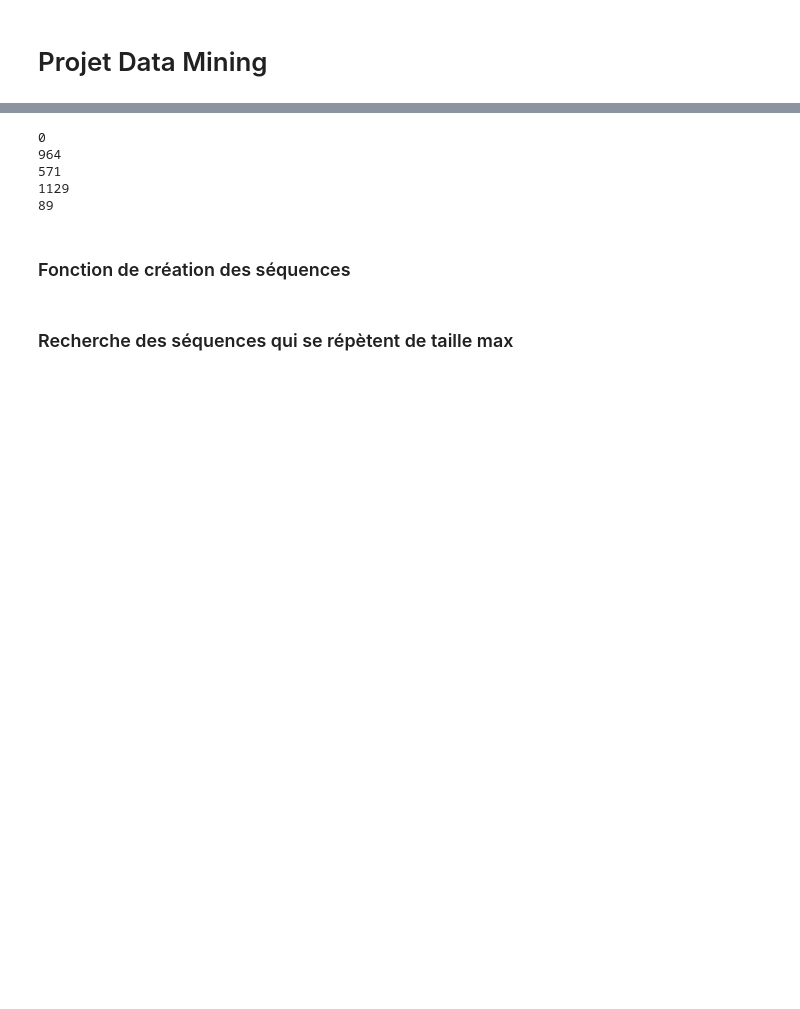
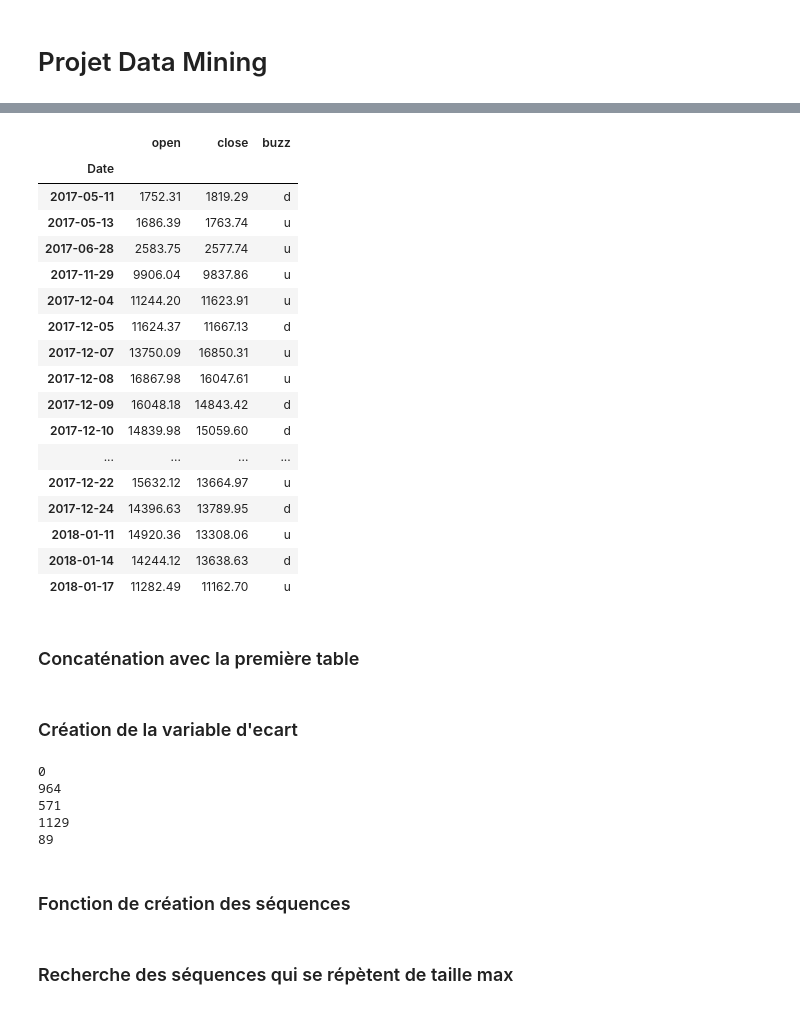
Before and after one commit to abdel-rahmen/crypto_learning, a Jupyter notebook: Projet DM.ipynb, the cells around one changed output, grey strips where cells are left out. Drawn from its saved outputs; the diff is of its cells as text; code cells hidden in the pictures; blank space fills up the shorter version.

```diff
--- a/Projet DM.ipynb
+++ b/Projet DM.ipynb
@@ -48,0 +69,4 @@ Max time = 2751 days 23:00:00
+# %%
+pa['buzz']='c'
+pa['buzz'][(pa['Value']-ts)>0.15]='u'
+pa['buzz'][(pa['Value']-ts)<-0.15]='d'
@@ -48,0 +82,23 @@ Max time = 2751 days 23:00:00
+# %%
+pa[pa['buzz']!='c']
+# %% [output]
+|  | open | close | buzz |
+| Date |  |  |  |
+| 2017-05-11 | 1752.31 | 1819.29 | d |
+| 2017-05-13 | 1686.39 | 1763.74 | u |
+| 2017-06-28 | 2583.75 | 2577.74 | u |
+| 2017-11-29 | 9906.04 | 9837.86 | u |
+| 2017-12-04 | 11244.20 | 11623.91 | u |
+| 2017-12-05 | 11624.37 | 11667.13 | d |
+| 2017-12-07 | 13750.09 | 16850.31 | u |
+| 2017-12-08 | 16867.98 | 16047.61 | u |
+| 2017-12-09 | 16048.18 | 14843.42 | d |
+| 2017-12-10 | 14839.98 | 15059.60 | d |
+| ... | ... | ... | ... |
+| 2017-12-22 | 15632.12 | 13664.97 | u |
+| 2017-12-24 | 14396.63 | 13789.95 | d |
+| 2018-01-11 | 14920.36 | 13308.06 | u |
+| 2018-01-14 | 14244.12 | 13638.63 | d |
+| 2018-01-17 | 11282.49 | 11162.70 | u |
+# %% [markdown]
+### Concaténation avec la première table
@@ -49 +109,3 @@ Max time = 2751 days 23:00:00
+# %% [markdown]
+### Création de la variable d'ecart
 # %%
```
Also changed, not shown: parts of 13 cells of this notebook.
